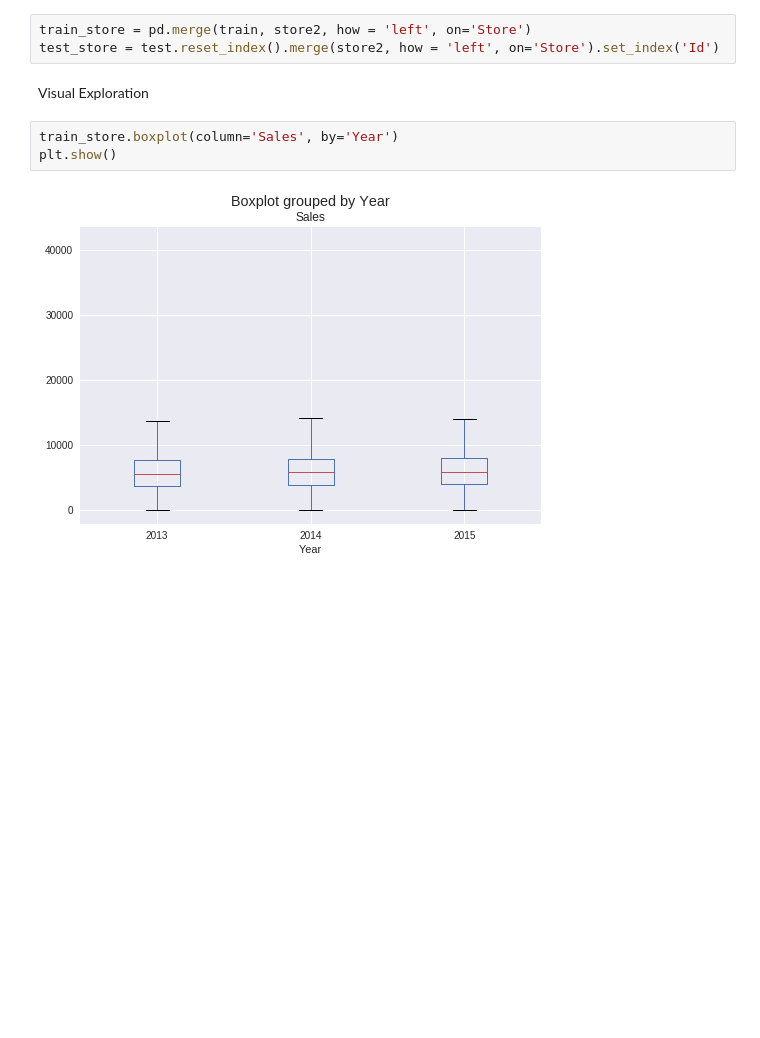
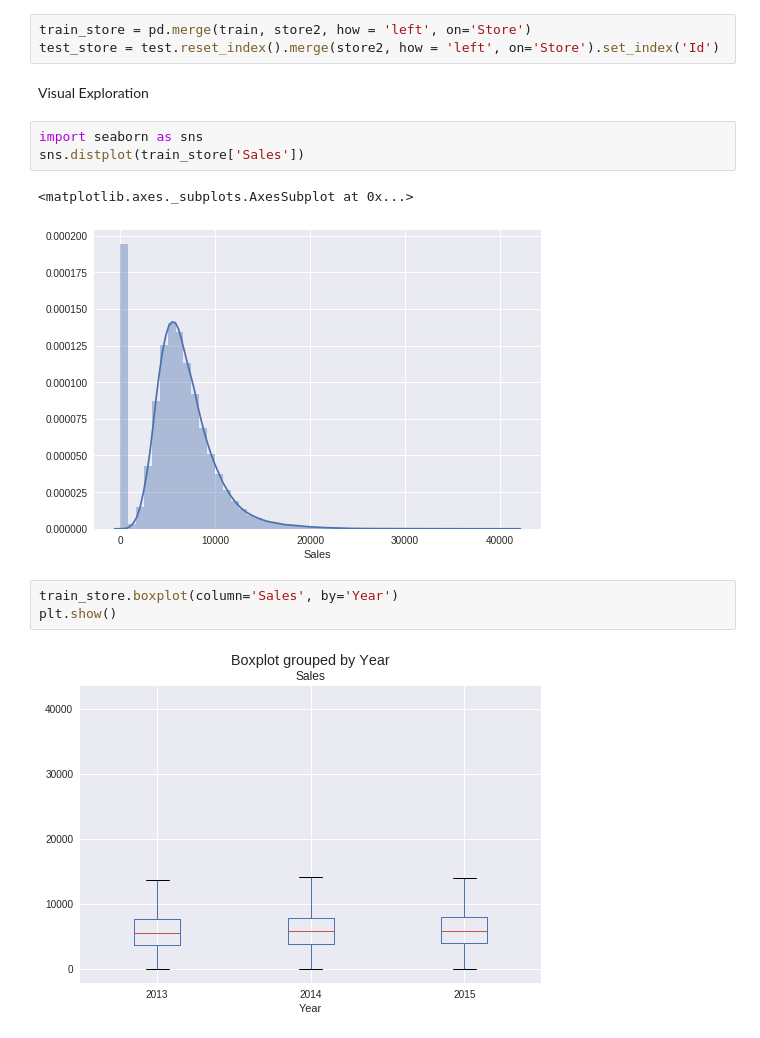
Before and after one commit to ibelieveai/DS-Projects, a Jupyter notebook: Rossmann_Store_Sales_Prediction_Cleaning.ipynb, the cells around one changed output. Saved outputs shown, nothing was run; the diff lists cells and outputs as text; blank space fills up the shorter version.

```diff
--- a/Rossmann_Store_Sales_Prediction_Cleaning.ipynb
+++ b/Rossmann_Store_Sales_Prediction_Cleaning.ipynb
@@ -299,6 +302,12 @@ train_store = pd.merge(train, store2, how = 'left', on='Store')
 test_store = test.reset_index().merge(store2, how = 'left', on='Store').set_index('Id')
 # %% [markdown]
 Visual Exploration
+# %%
+import seaborn as sns
+sns.distplot(train_store['Sales'])
+# %% [output]
+<matplotlib.axes._subplots.AxesSubplot at 0x...>
+[figure, added]
 # %%
 train_store.boxplot(column='Sales', by='Year')
 plt.show()
```
Also changed, not shown: parts of 16 cells of this notebook.
